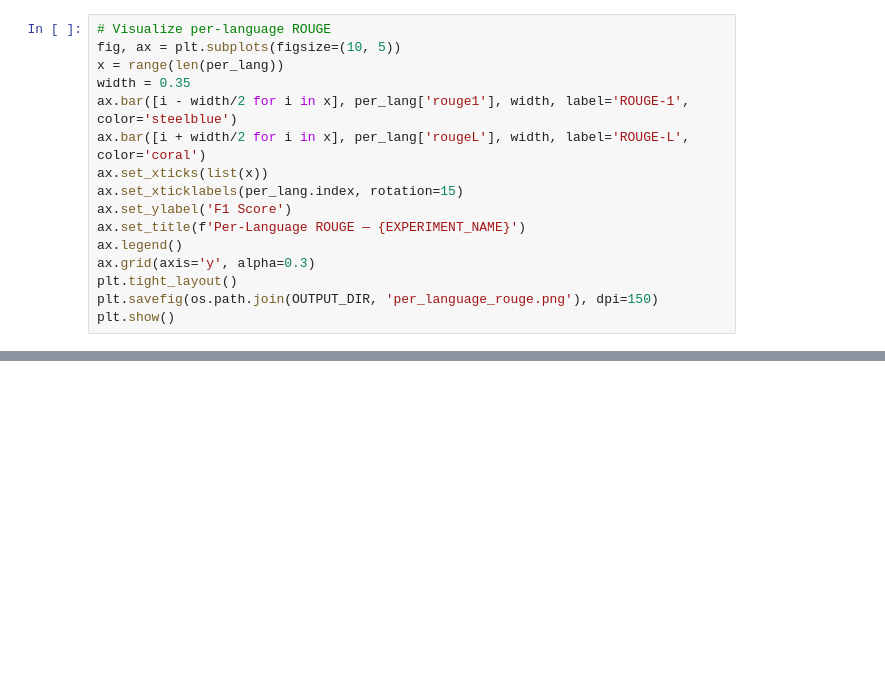
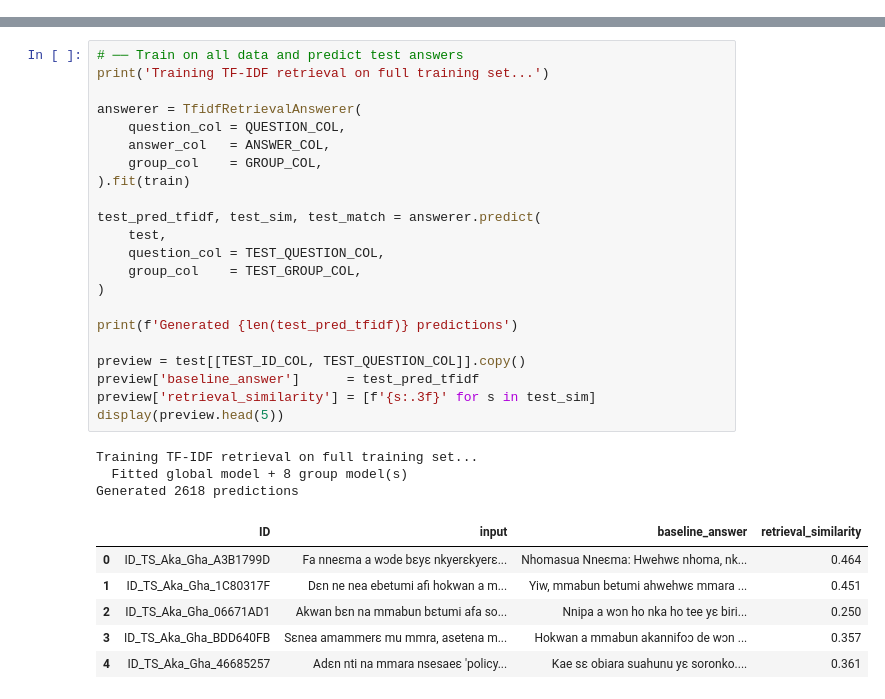
Before and after one commit to NFORMII/zindi_health_qa, a Jupyter notebook: baseline_multilingual_health_qa_1.ipynb, the cells around one changed output, grey strips where cells are left out. Drawn from its saved outputs; the diff is of its cells as text; blank space fills up the shorter version.

```diff
--- a/baseline_multilingual_health_qa_1.ipynb
+++ b/baseline_multilingual_health_qa_1.ipynb
@@ -372,16 +0,0 @@ print(f"Overall ROUGE-L: {eval_df['rougeL'].mean():.4f}")
-# %%
-# Visualize per-language ROUGE
-fig, ax = plt.subplots(figsize=(10, 5))
-x = range(len(per_lang))
-width = 0.35
-ax.bar([i - width/2 for i in x], per_lang['rouge1'], width, label='ROUGE-1', color='steelblue')
-ax.bar([i + width/2 for i in x], per_lang['rougeL'], width, label='ROUGE-L', color='coral')
-ax.set_xticks(list(x))
-ax.set_xticklabels(per_lang.index, rotation=15)
-ax.set_ylabel('F1 Score')
-ax.set_title(f'Per-Language ROUGE — {EXPERIMENT_NAME}')
-ax.legend()
-ax.grid(axis='y', alpha=0.3)
-plt.tight_layout()
-plt.savefig(os.path.join(OUTPUT_DIR, 'per_language_rouge.png'), dpi=150)
-plt.show()
@@ -509,0 +438,32 @@ Use this checklist to plan your 10+ experiments for the report:
+# %%
+# ── Train on all data and predict test answers
+print('Training TF-IDF retrieval on full training set...')
+
+answerer = TfidfRetrievalAnswerer(
+    question_col = QUESTION_COL,
+    answer_col   = ANSWER_COL,
+    group_col    = GROUP_COL,
+).fit(train)
+
+test_pred_tfidf, test_sim, test_match = answerer.predict(
+    test,
+    question_col = TEST_QUESTION_COL,
+    group_col    = TEST_GROUP_COL,
+)
+
+print(f'Generated {len(test_pred_tfidf)} predictions')
+
+preview = test[[TEST_ID_COL, TEST_QUESTION_COL]].copy()
+preview['baseline_answer']      = test_pred_tfidf
+preview['retrieval_similarity'] = [f'{s:.3f}' for s in test_sim]
+display(preview.head(5))
+# %% [output]
+Training TF-IDF retrieval on full training set...
+  Fitted global model + 8 group model(s)
+Generated 2618 predictions
+|  | ID | input | baseline_answer | retrieval_similarity |
+| 0 | ID_TS_Aka_Gha_A3B1799D | Fa nneɛma a wɔde bɛyɛ nkyerɛkyerɛ... | Nhomasua Nneɛma: Hwehwɛ nhoma, nk... | 0.464 |
+| 1 | ID_TS_Aka_Gha_1C80317F | Dɛn ne nea ebetumi afi hokwan a m... | Yiw, mmabun betumi ahwehwɛ mmara ... | 0.451 |
+| 2 | ID_TS_Aka_Gha_06671AD1 | Akwan bɛn na mmabun bɛtumi afa so... | Nnipa a wɔn ho nka ho tee yɛ biri... | 0.250 |
+| 3 | ID_TS_Aka_Gha_BDD640FB | Sɛnea amammerɛ mu mmra, asetena m... | Hokwan a mmabun akannifoɔ de wɔn ... | 0.357 |
+| 4 | ID_TS_Aka_Gha_46685257 | Adɛn nti na mmara nsesaeɛ 'policy... | Kae sɛ obiara suahunu yɛ soronko.... | 0.361 |
```
Also changed, not shown: parts of 47 cells of this notebook, 8 other files.
